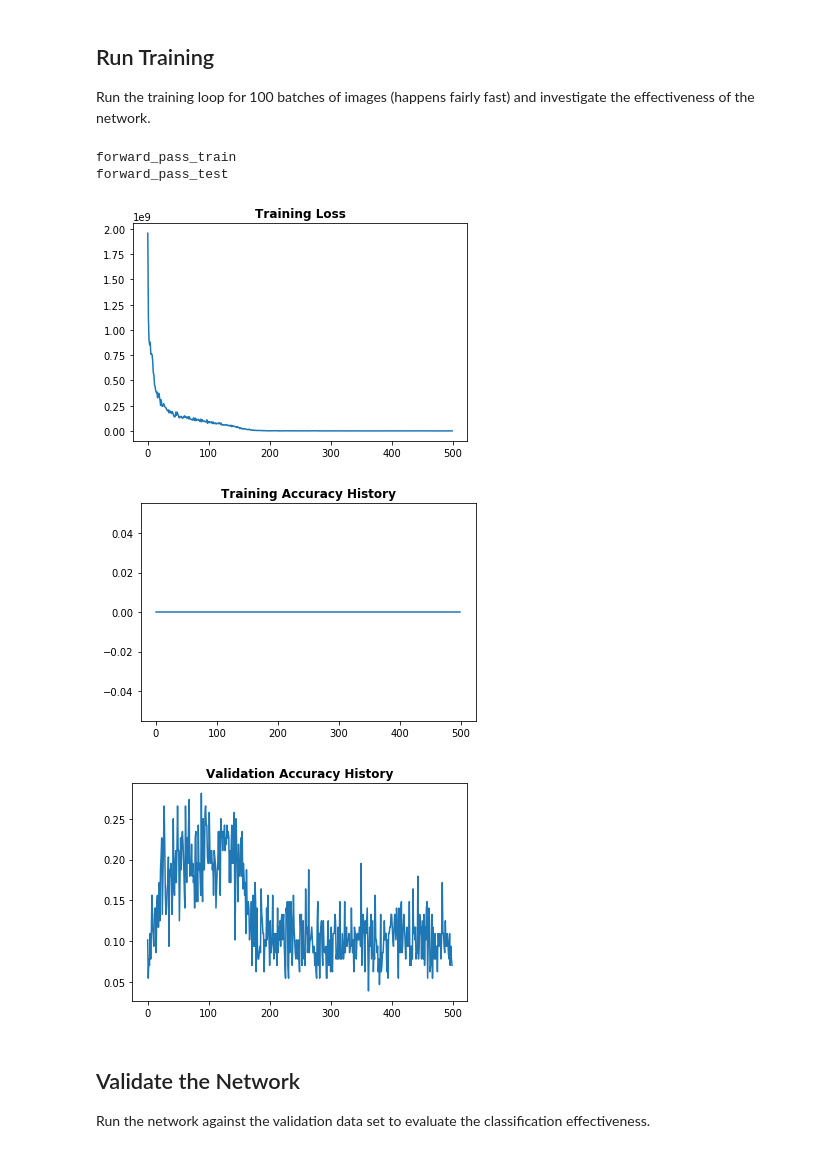
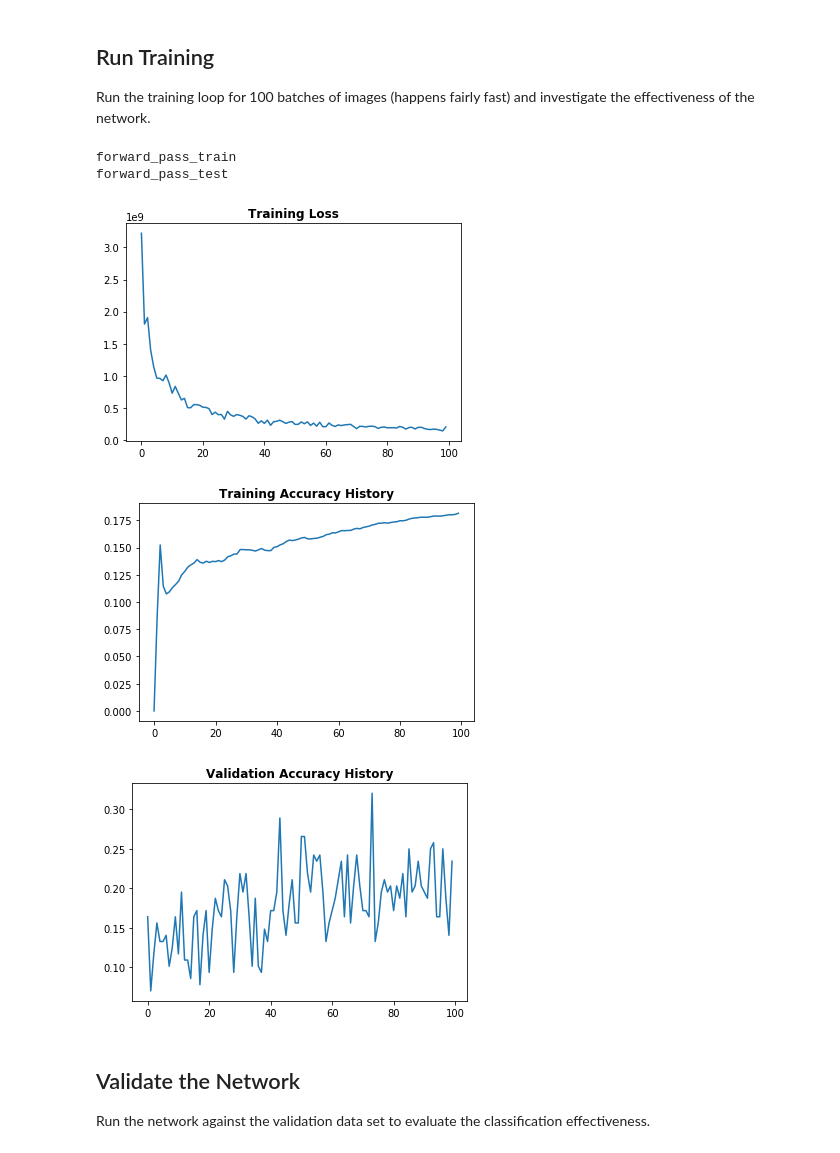
Before and after one commit to eswens13/deep_learning, a Jupyter notebook: cifar_10_classification.ipynb, the cells around one changed output. Saved outputs shown, nothing was run; the diff lists cells and outputs as text; code cells hidden in the pictures.

Commit message:
Plot training accuracy along with validation accuracy (both very low)

```diff
--- a/cifar_10_classification.ipynb
+++ b/cifar_10_classification.ipynb
@@ -167,20 +167,18 @@ def forward_pass_train(img_batch, classes):
     softmax_out = tf.nn.softmax_cross_entropy_with_logits_v2( \
                       labels=tf.stop_gradient(classes), logits=out_dense3)
 
-    label_shape = classes.get_shape().as_list()
-    print("Label shape: {}".format(label_shape))
-    ground_truth = tf.argmax(classes)
-    predicted = tf.argmax(softmax_out)
-    print("Ground Truth shape: {}\nPredicted shape: {}".format(ground_truth.get_shape().as_list(), predicted.get_shape().as_list()))
-    wrongo = 0
-    for i in range(classes.shape[0]):
-      if ground_truth[i] != predicted[i]:
-        wrongo += 1
-    print("Wrongo: {}".format(wrongo))
-    the_acc = tf.Variable(1.0 - (float(wrongo) / float(label_shape[0])))
+    # Calculate the accuracy of the network on the batch of training data.
+    predictions = tf.argmax(out_dense3, axis=1)
+    ground_truth = tf.argmax(classes, axis=1)
+    acc = tf.metrics.accuracy(ground_truth, predictions) # Using this function
+                                                         # requires initializing
+                                                         # local variables as
+                                                         # well as global.
+
+    # Calculate the loss on the batch of training data.
     loss = tf.reduce_mean(softmax_out)
 
-  return loss, the_acc
+  return loss, acc
 
 def forward_pass_test(img_batch, classes):
   print("forward_pass_test")
@@ -255,6 +253,7 @@ loss, backprop, acc = train_batch(img, img_labels, optimizer)
 with tf.Session() as sess:
   # Initialize all the variables according to their initializers.
   sess.run(tf.global_variables_initializer())
+  sess.run(tf.local_variables_initializer())
 
   # This call starts the chain of operations in the computation graph created
   # above.
@@ -349,6 +345,7 @@ def training_loop(X, y, val_X, val_y, num_epochs=10, batch_size=128, learning_ra
   with tf.Session() as sess:
     # Initialize all the variables according to their initializers.
     sess.run(tf.global_variables_initializer())
+    sess.run(tf.local_variables_initializer())
 
     for i in range(num_epochs):
       # Randomly select a batch of images from the training set.
@@ -366,10 +363,11 @@ def training_loop(X, y, val_X, val_y, num_epochs=10, batch_size=128, learning_ra
       epoch_loss = sess.run(loss, feed_dict={img: tr_batch, \
                                              img_labels: tr_batch_labels})
 
-      # Get the accuracy on the batch of training samkples.
+      # Get the accuracy on the batch of training samples.
+      # TODO: Why does train_acc contain two elements?
       train_acc = sess.run(batch_acc, feed_dict={img: tr_batch, \
                                                  img_labels: tr_batch_labels})
-      train_acc_history.append(train_acc)
+      train_acc_history.append(train_acc[0])
 
       # TODO: Doesn't this call the forward pass and the backward pass? So am I
       #       going through the forward pass twice each epoch?
@@ -401,6 +399,7 @@ def training_loop(X, y, val_X, val_y, num_epochs=10, batch_size=128, learning_ra
       val_acc_history.append(acc)
 
   # Plot the loss over the whole training episode.
+  np_thing = np.array(train_acc_history)
   font_dict = { 'fontweight' : 'bold' }
   plt.title("Training Loss", fontdict=font_dict)
   plt.plot(loss_history)
@@ -415,13 +414,13 @@ def training_loop(X, y, val_X, val_y, num_epochs=10, batch_size=128, learning_ra
 
 Run the training loop for 100 batches of images (happens fairly fast) and investigate the effectiveness of the network.
 # %%
-training_loop(X_train, y_train, X_test, y_test, num_epochs=500)
+training_loop(X_train, y_train, X_test, y_test, num_epochs=100)
 # %% [output]
 forward_pass_train
 forward_pass_test
-[figure, old version]
+[figure, new version]
-[figure, old version]
+[figure, new version]
-[figure, old version]
+[figure, new version]
 # %% [markdown]
 ## Validate the Network
 
```
Also changed, not shown: parts of 2 cells of this notebook.
